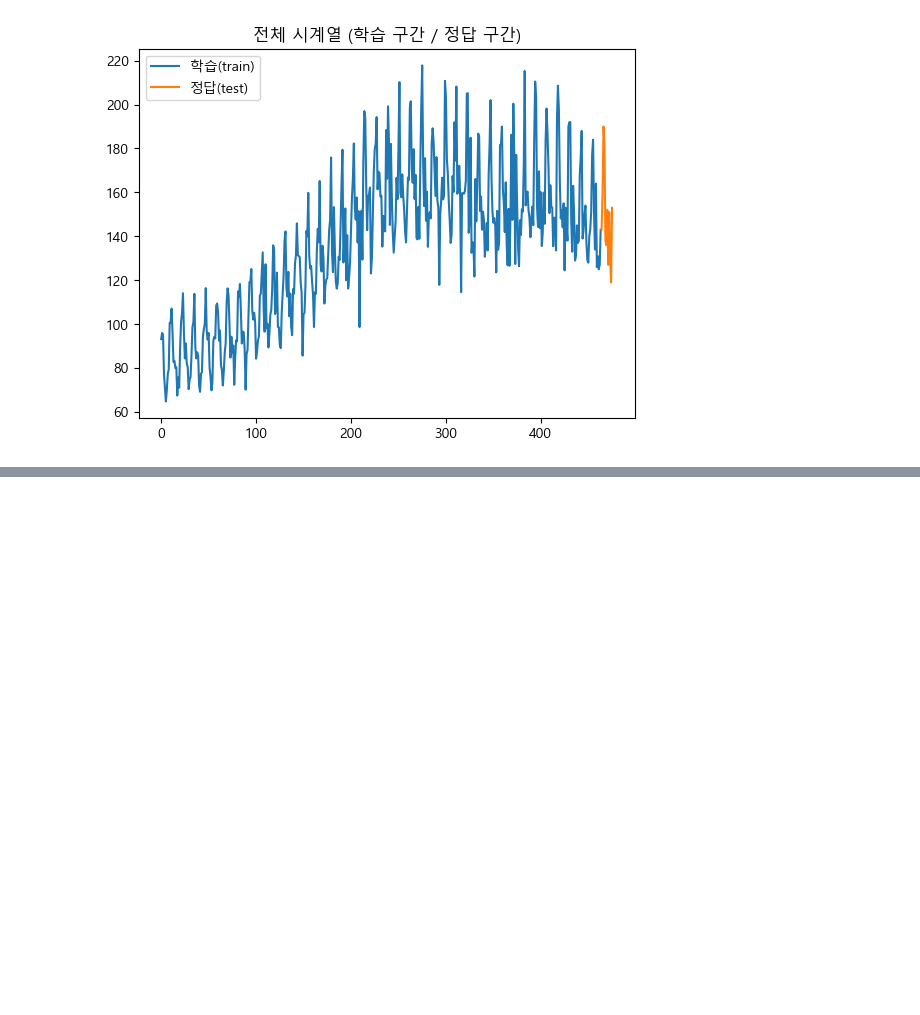
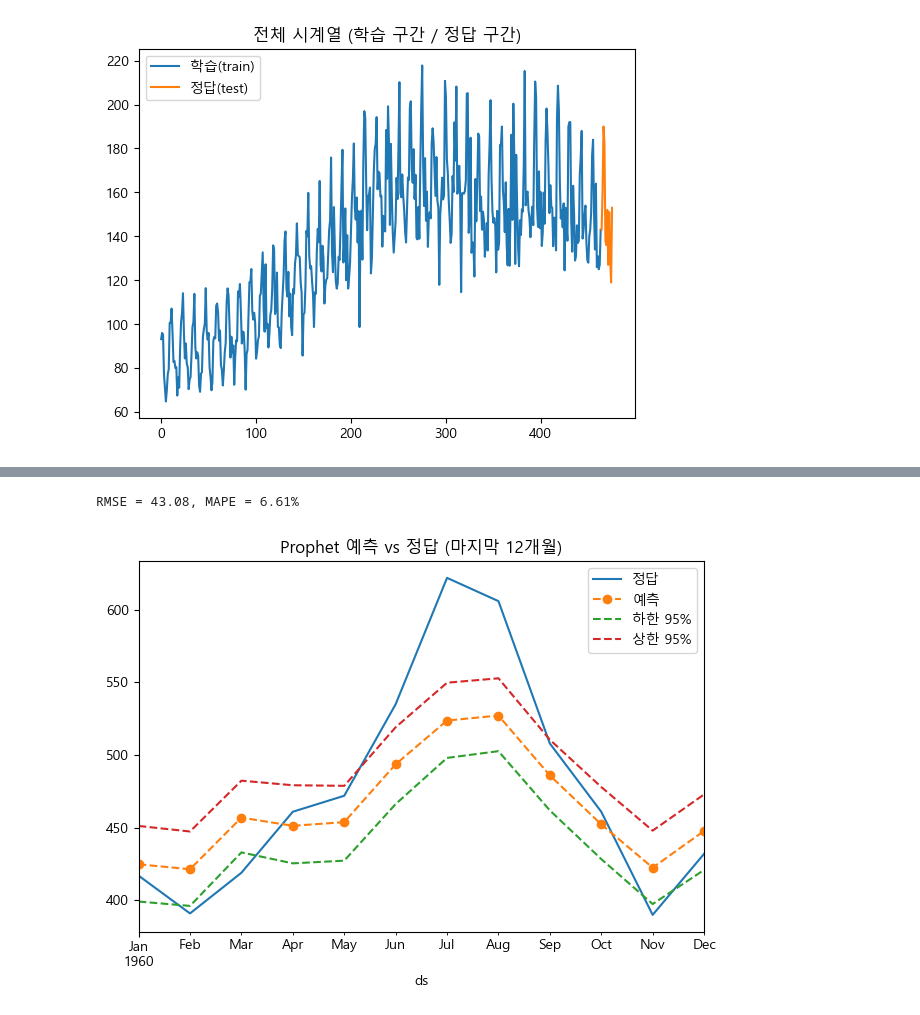
Before and after one commit to dbehdrbs0806/4th_2sem, a Jupyter notebook: BigDataAnalysis/air.ipynb, the cells around one changed output, grey strips where cells are left out. Drawn from its saved outputs; the diff is of its cells as text; code cells hidden in the pictures; blank space fills up the shorter version.

```diff
--- a/BigDataAnalysis/air.ipynb
+++ b/BigDataAnalysis/air.ipynb
@@ -110,7 +110,7 @@ from prophet import Prophet
 plt.rcParams["font.family"] = "Malgun Gothic"
 
 # 1) AirPassengers 데이터 로드
-df = pd.read_csv("AirPassengers.csv", parse_dates=["Month"])
+df = pd.read_csv("./data/AirPassengers.csv", parse_dates=["Month"])
 # Prophet 형식: ds, y
 df = df.rename(columns={"Month": "ds", "#Passengers": "y"})
 
@@ -135,7 +135,7 @@ fcst = m.predict(future)
 pred   = fcst.set_index("ds").loc[test["ds"]]
 yhat   = pred["yhat"]
 lower  = pred["yhat_lower"]
-upper  = pred["Syhat_upper"]
+upper  = pred["yhat_upper"]
 
 # 6) 간단 지표 (RMSE, MAPE)
 import numpy as np
@@ -157,3 +158,5 @@ ModuleNotFoundError: No module named 'prophet'
+RMSE = 43.08, MAPE = 6.61%
+[figure, added]
 # %%
 # Grid-search ARIMA (p,d,q) to minimize RMSE on last 12 months
 import itertools
```
Also changed, not shown: parts of 5 cells of this notebook, 5 other files.
